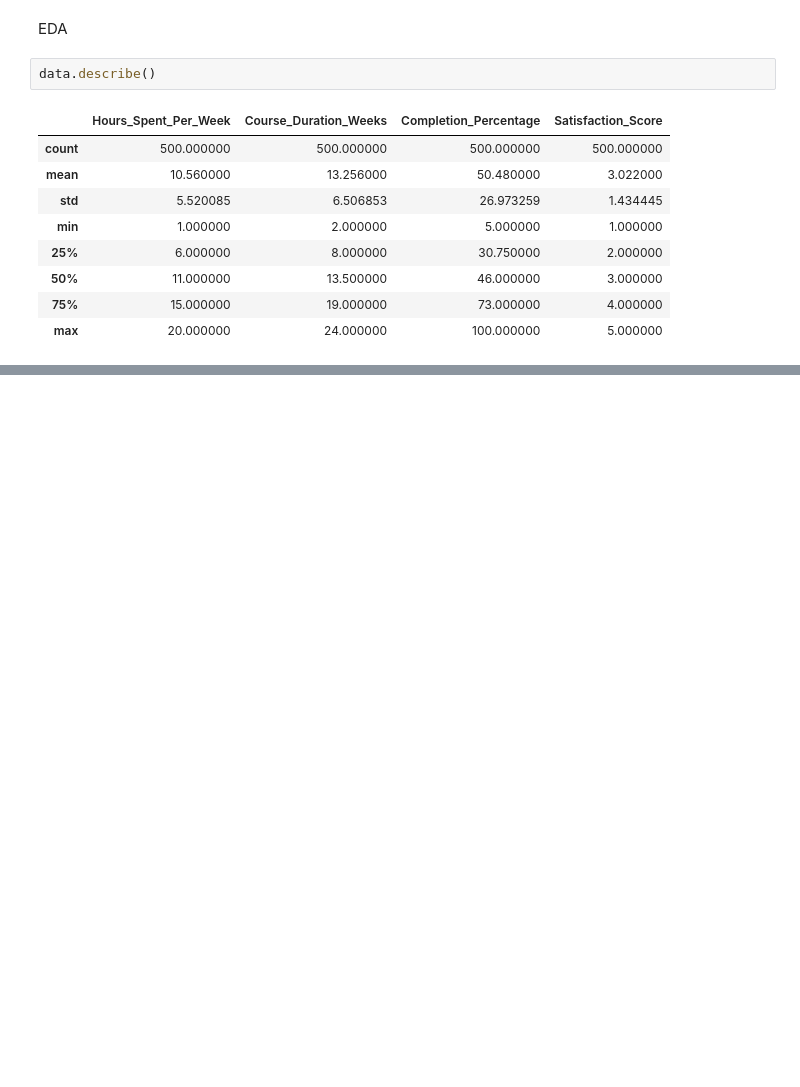
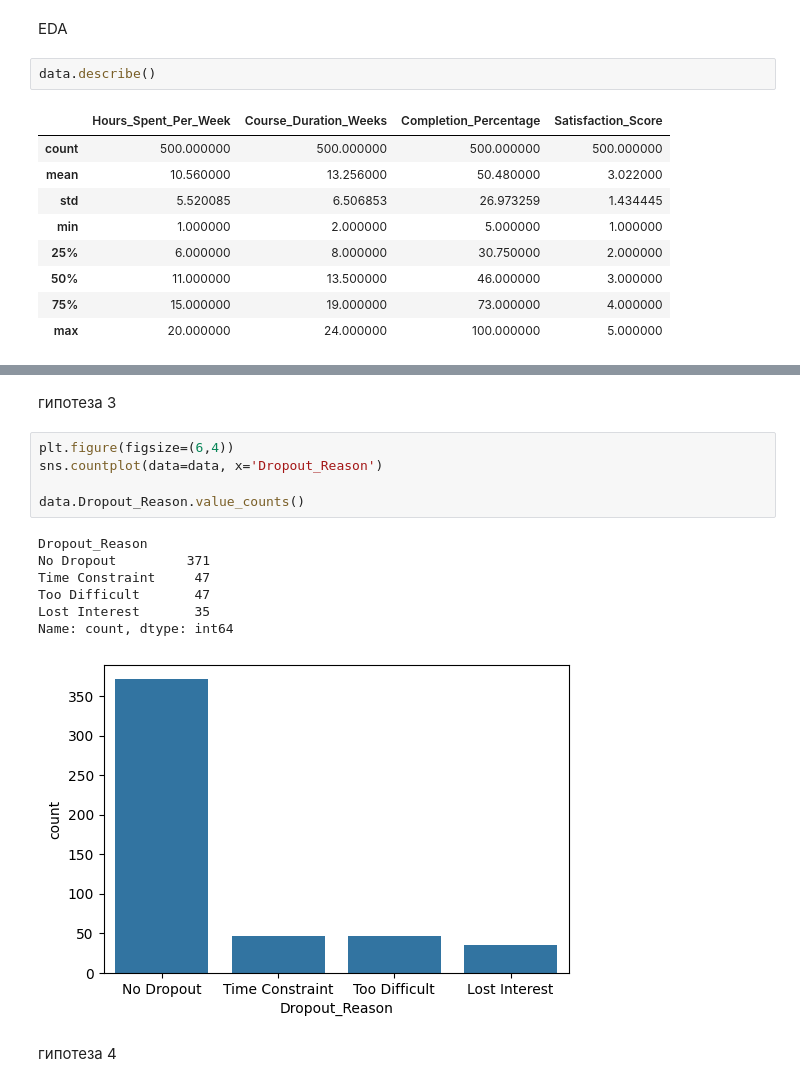
Before and after one commit to coretlwww/analysis_OnlineLearning, a Jupyter notebook: main_notebook.ipynb, the cells around one changed output, grey strips where cells are left out. Saved outputs shown, nothing was run; the diff lists cells and outputs as text; blank space fills up the shorter version.

```diff
--- a/main_notebook.ipynb
+++ b/main_notebook.ipynb
@@ -79,0 +135,17 @@ data.describe()
+# %% [markdown]
+гипотеза 3
+# %%
+plt.figure(figsize=(6,4))
+sns.countplot(data=data, x='Dropout_Reason')
+
+data.Dropout_Reason.value_counts()
+# %% [output]
+Dropout_Reason
+No Dropout         371
+Time Constraint     47
+Too Difficult       47
+Lost Interest       35
+Name: count, dtype: int64
+[figure, added]
+# %% [markdown]
+гипотеза 4
```
Also changed, not shown: parts of 20 cells of this notebook.
